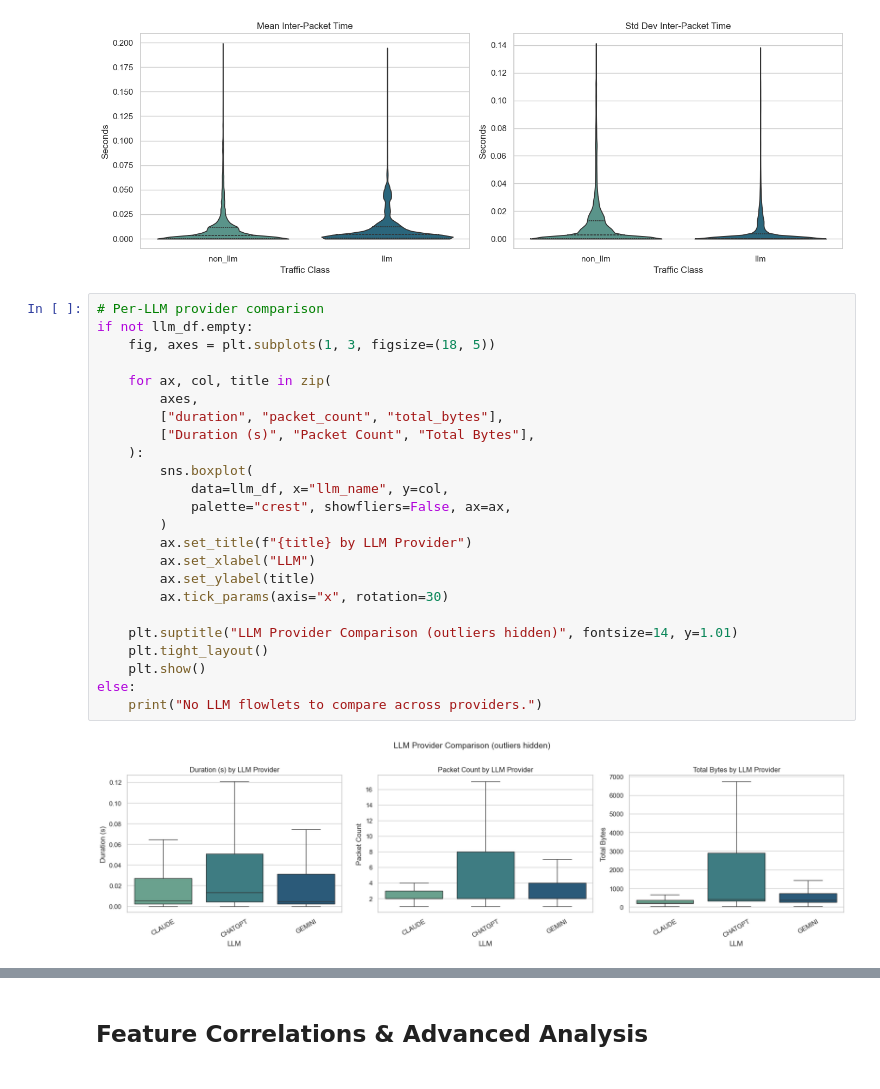
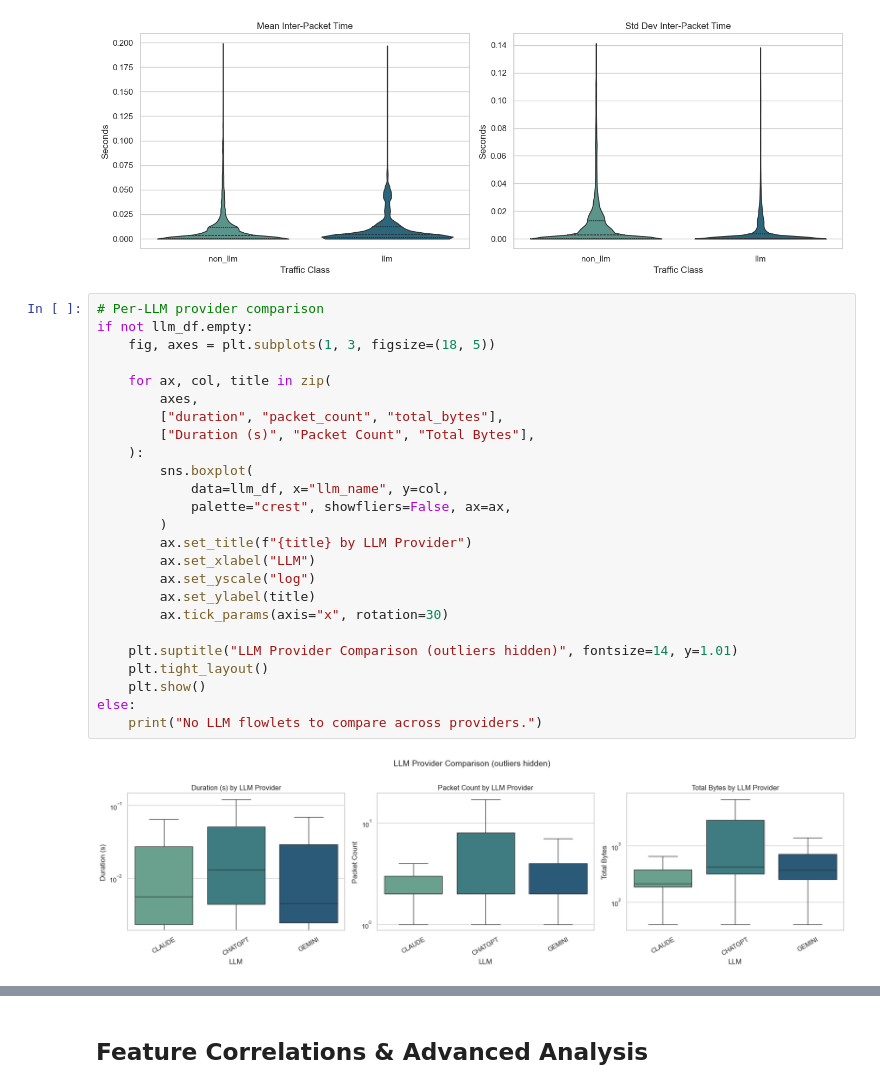
Before and after one commit to MatthewELucio/Networks-Project, a Jupyter notebook: visualizations/data_visualizations.ipynb, the cells around one changed output, grey strips where cells are left out. Cells and saved outputs as stored; diff of their text form.

Commit message:
added some new visualizations

```diff
--- a/visualizations/data_visualizations.ipynb
+++ b/visualizations/data_visualizations.ipynb
@@ -294,29 +347,30 @@ plt.show()
 # %%
 # Per-LLM provider comparison
 if not llm_df.empty:
     fig, axes = plt.subplots(1, 3, figsize=(18, 5))
 
     for ax, col, title in zip(
         axes,
         ["duration", "packet_count", "total_bytes"],
         ["Duration (s)", "Packet Count", "Total Bytes"],
     ):
         sns.boxplot(
             data=llm_df, x="llm_name", y=col,
             palette="crest", showfliers=False, ax=ax,
         )
         ax.set_title(f"{title} by LLM Provider")
         ax.set_xlabel("LLM")
+        ax.set_yscale("log")
         ax.set_ylabel(title)
         ax.tick_params(axis="x", rotation=30)
 
     plt.suptitle("LLM Provider Comparison (outliers hidden)", fontsize=14, y=1.01)
     plt.tight_layout()
     plt.show()
 else:
     print("No LLM flowlets to compare across providers.")
 # %% [output]
-[figure, old version]
+[figure, new version]
 # %%
 # Incoming vs outgoing LLM traffic characteristics
 if not llm_df.empty:
```
Also changed, not shown: parts of 11 cells of this notebook.
